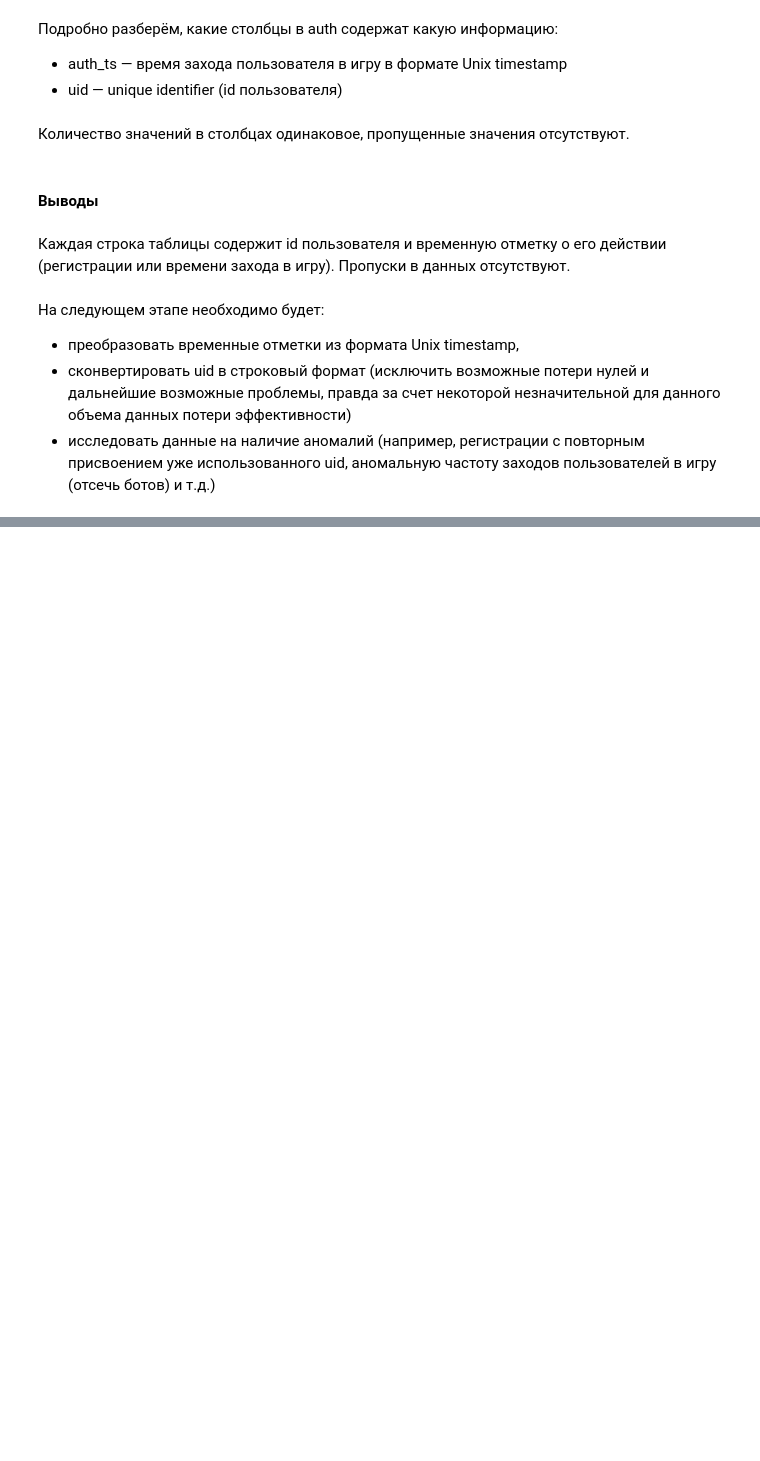
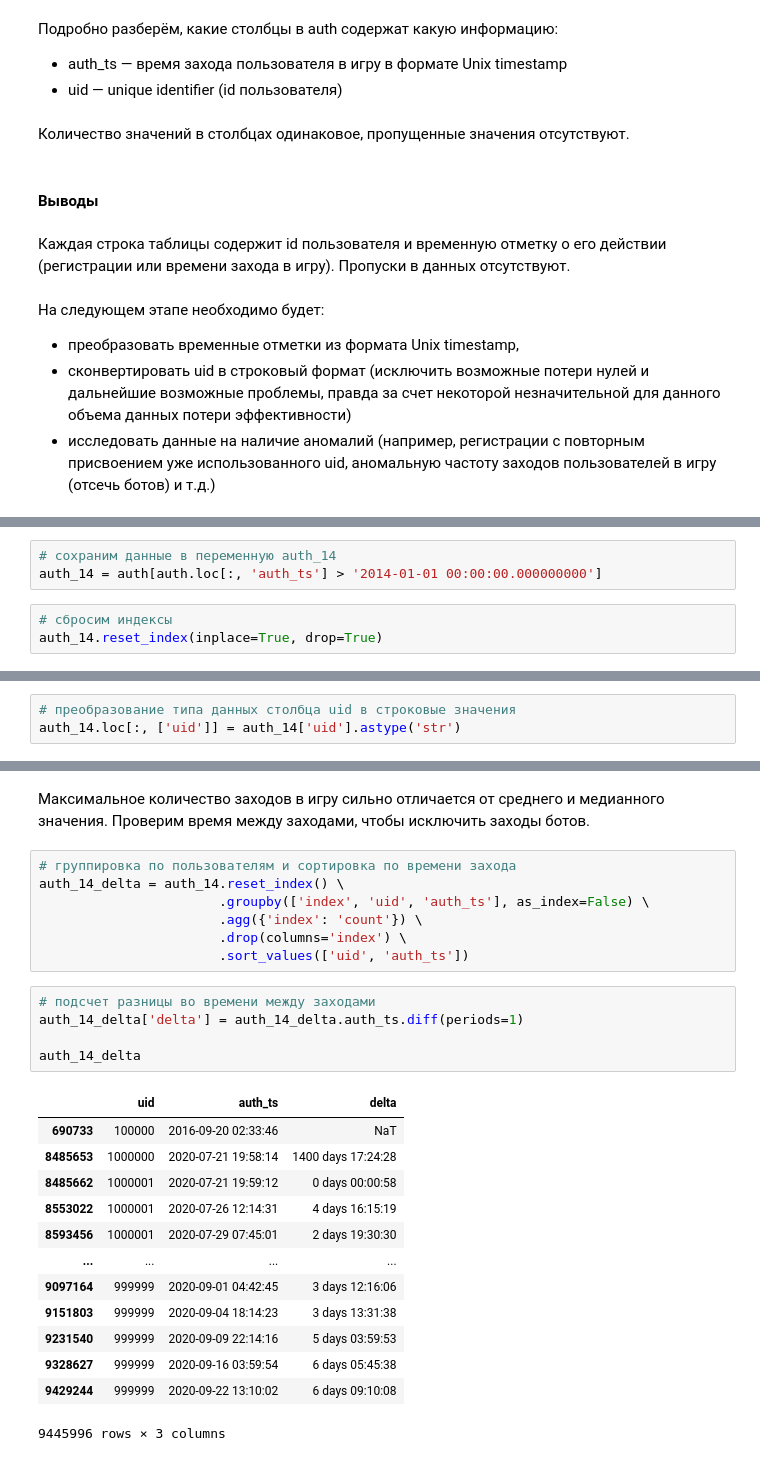
Before and after one commit to nktnlx/data_analysis_course, a Jupyter notebook: 37_final_project/final_project.ipynb, the cells around one changed output, grey strips where cells are left out. Drawn from its saved outputs; the diff is of its cells as text; blank space fills up the shorter version.

```diff
--- a/37_final_project/final_project.ipynb
+++ b/37_final_project/final_project.ipynb
@@ -158,0 +320,6 @@ auth.shape[0]
+# %%
+# сохраним данные в переменную auth_14
+auth_14 = auth[auth.loc[:, 'auth_ts'] > '2014-01-01 00:00:00.000000000']
+# %%
+# сбросим индексы
+auth_14.reset_index(inplace=True, drop=True)
@@ -158,0 +352,3 @@ auth.shape[0]
+# %%
+# преобразование типа данных столбца uid в строковые значения
+auth_14.loc[:, ['uid']] = auth_14['uid'].astype('str')
@@ -158,0 +385,28 @@ auth.shape[0]
+# %% [markdown]
+Максимальное количество заходов в игру сильно отличается от среднего и медианного значения. Проверим время между заходами, чтобы исключить заходы ботов.
+# %%
+# группировка по пользователям и сортировка по времени захода
+auth_14_delta = auth_14.reset_index() \
+                       .groupby(['index', 'uid', 'auth_ts'], as_index=False) \
+                       .agg({'index': 'count'}) \
+                       .drop(columns='index') \
+                       .sort_values(['uid', 'auth_ts'])
+# %%
+# подсчет разницы во времени между заходами
+auth_14_delta['delta'] = auth_14_delta.auth_ts.diff(periods=1)
+
+auth_14_delta
+# %% [output]
+|  | uid | auth_ts | delta |
+| 690733 | 100000 | 2016-09-20 02:33:46 | NaT |
+| 8485653 | 1000000 | 2020-07-21 19:58:14 | 1400 days 17:24:28 |
+| 8485662 | 1000001 | 2020-07-21 19:59:12 | 0 days 00:00:58 |
+| 8553022 | 1000001 | 2020-07-26 12:14:31 | 4 days 16:15:19 |
+| 8593456 | 1000001 | 2020-07-29 07:45:01 | 2 days 19:30:30 |
+| ... | ... | ... | ... |
+| 9097164 | 999999 | 2020-09-01 04:42:45 | 3 days 12:16:06 |
+| 9151803 | 999999 | 2020-09-04 18:14:23 | 3 days 13:31:38 |
+| 9231540 | 999999 | 2020-09-09 22:14:16 | 5 days 03:59:53 |
+| 9328627 | 999999 | 2020-09-16 03:59:54 | 6 days 05:45:38 |
+| 9429244 | 999999 | 2020-09-22 13:10:02 | 6 days 09:10:08 |
+9445996 rows × 3 columns
```
Also changed, not shown: parts of 64 cells of this notebook.
